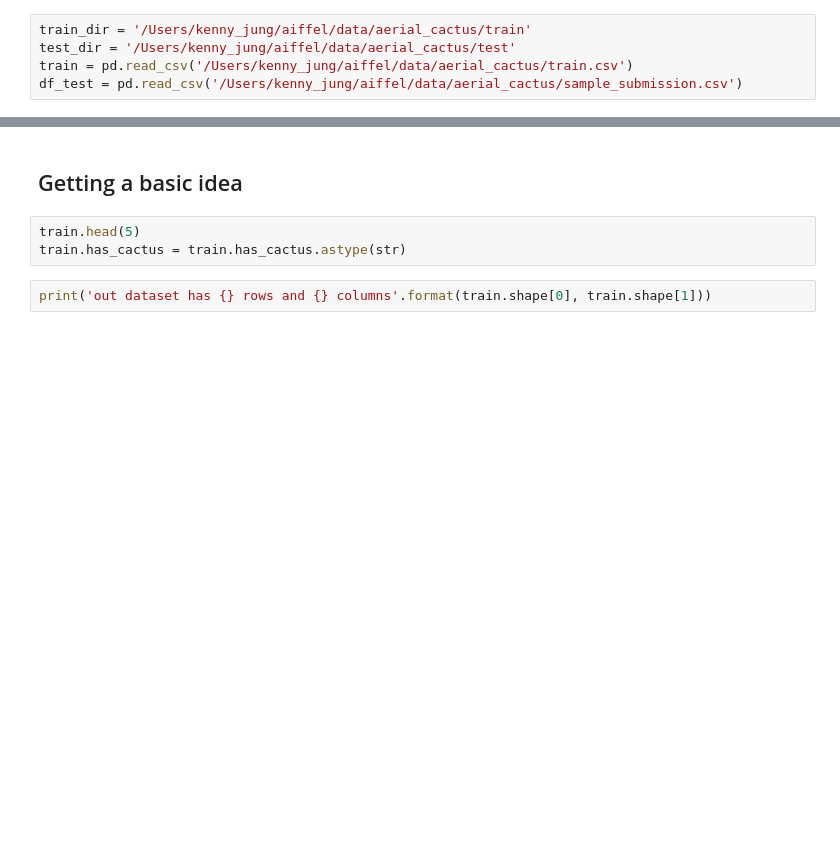
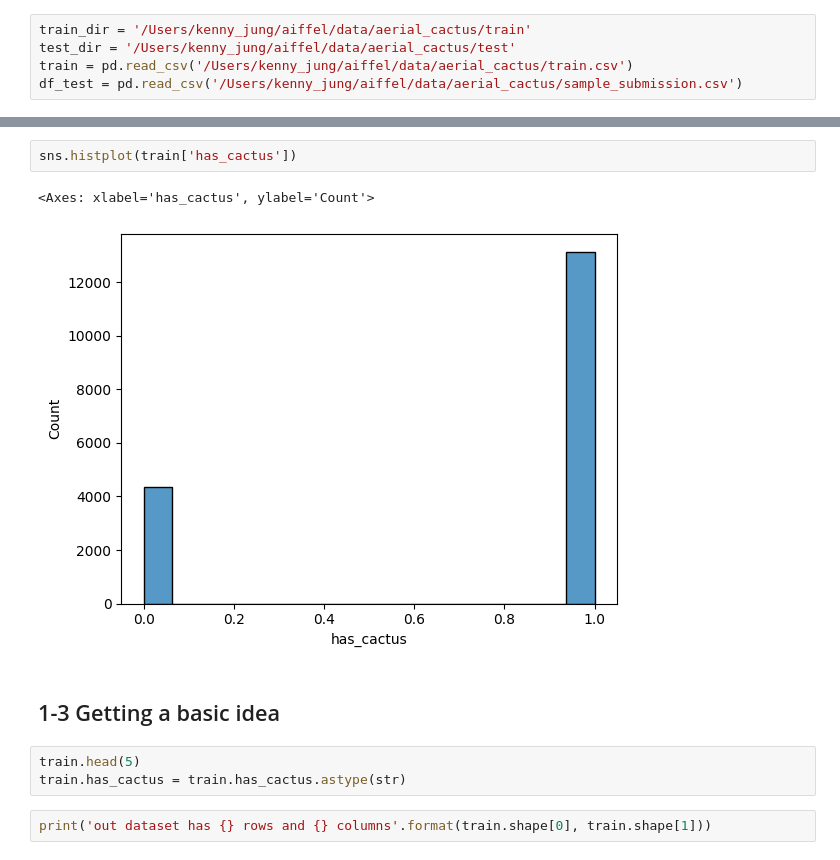
Before and after one commit to gyjong/workplace, a Jupyter notebook: Portfolio/Aerial_Cactus_0221.ipynb, the cells around one changed output, grey strips where cells are left out. Cells and saved outputs as stored; diff of their text form; blank space fills up the shorter version.

```diff
--- a/Portfolio/Aerial_Cactus_0221.ipynb
+++ b/Portfolio/Aerial_Cactus_0221.ipynb
@@ -51,5 +65,10 @@ df_test.head()
+# %%
+sns.histplot(train['has_cactus'])
+# %% [output]
+<Axes: xlabel='has_cactus', ylabel='Count'>
+[figure, added]
 # %% [markdown]
-## Getting a basic idea
+## 1-3 Getting a basic idea
 # %%
 train.head(5)
 train.has_cactus = train.has_cactus.astype(str)
```
Also changed, not shown: parts of 20 cells of this notebook, 3 other files.
